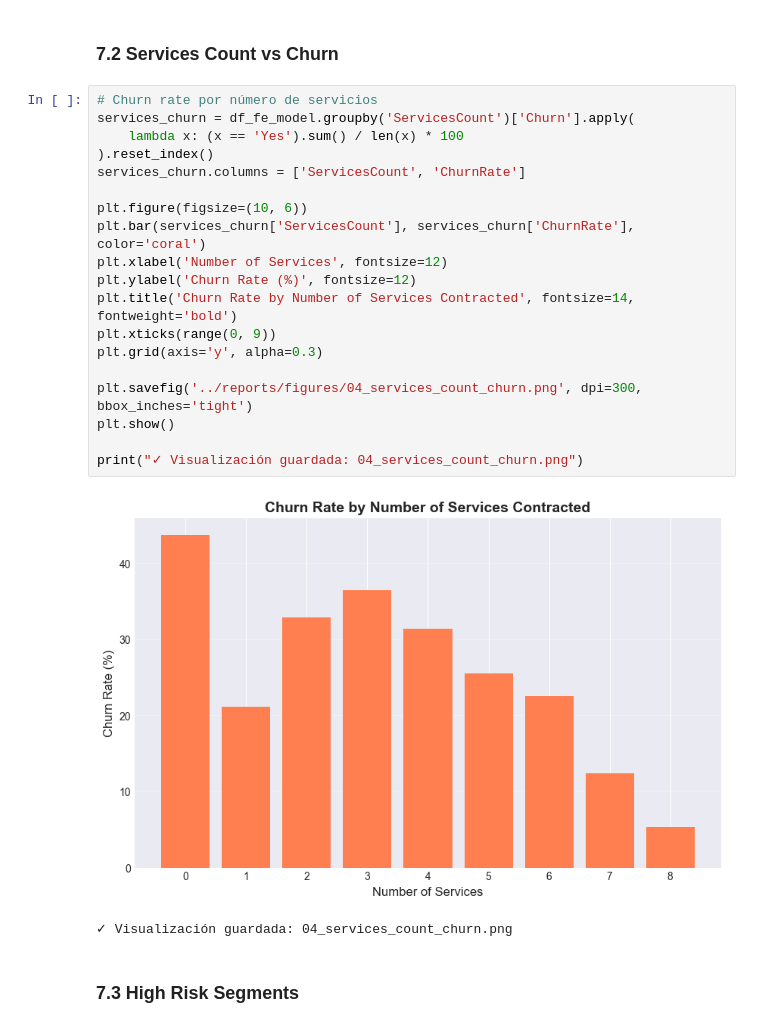
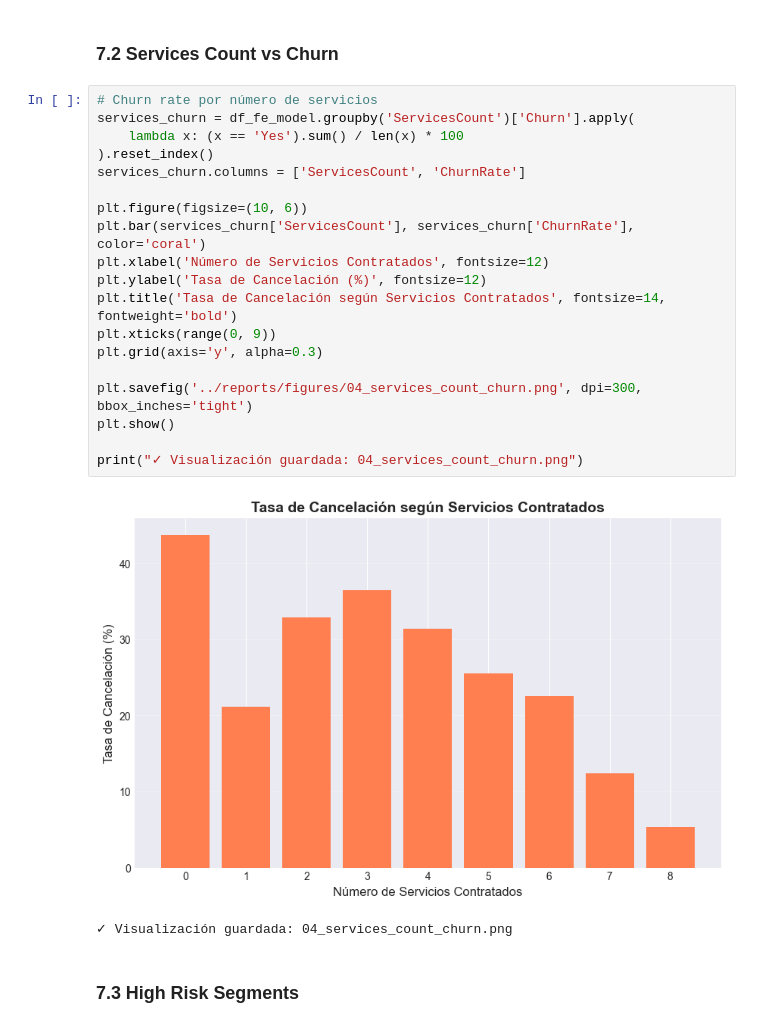
Before and after one commit to gian-pc/RetainAI, a Jupyter notebook: ai-ml/notebooks/04_feature_engineering.ipynb, the cells around one changed output. Drawn from its saved outputs; the diff is of its cells as text.

```diff
--- a/ai-ml/notebooks/04_feature_engineering.ipynb
+++ b/ai-ml/notebooks/04_feature_engineering.ipynb
@@ -365,24 +366,24 @@ print("✓ Visualización guardada: 04_customer_value_ratio.png")
 # %%
 # Churn rate por número de servicios
 services_churn = df_fe_model.groupby('ServicesCount')['Churn'].apply(
     lambda x: (x == 'Yes').sum() / len(x) * 100
 ).reset_index()
 services_churn.columns = ['ServicesCount', 'ChurnRate']
 
 plt.figure(figsize=(10, 6))
 plt.bar(services_churn['ServicesCount'], services_churn['ChurnRate'], color='coral')
-plt.xlabel('Number of Services', fontsize=12)
-plt.ylabel('Churn Rate (%)', fontsize=12)
-plt.title('Churn Rate by Number of Services Contracted', fontsize=14, fontweight='bold')
+plt.xlabel('Número de Servicios Contratados', fontsize=12)
+plt.ylabel('Tasa de Cancelación (%)', fontsize=12)
+plt.title('Tasa de Cancelación según Servicios Contratados', fontsize=14, fontweight='bold')
 plt.xticks(range(0, 9))
 plt.grid(axis='y', alpha=0.3)
 
 plt.savefig('../reports/figures/04_services_count_churn.png', dpi=300, bbox_inches='tight')
 plt.show()
 
 print("✓ Visualización guardada: 04_services_count_churn.png")
 # %% [output]
-[figure, old version]
+[figure, new version]
 ✓ Visualización guardada: 04_services_count_churn.png
 # %% [markdown]
 ### 7.3 High Risk Segments
```
Also changed, not shown: parts of 3 cells of this notebook, 7 other files.
